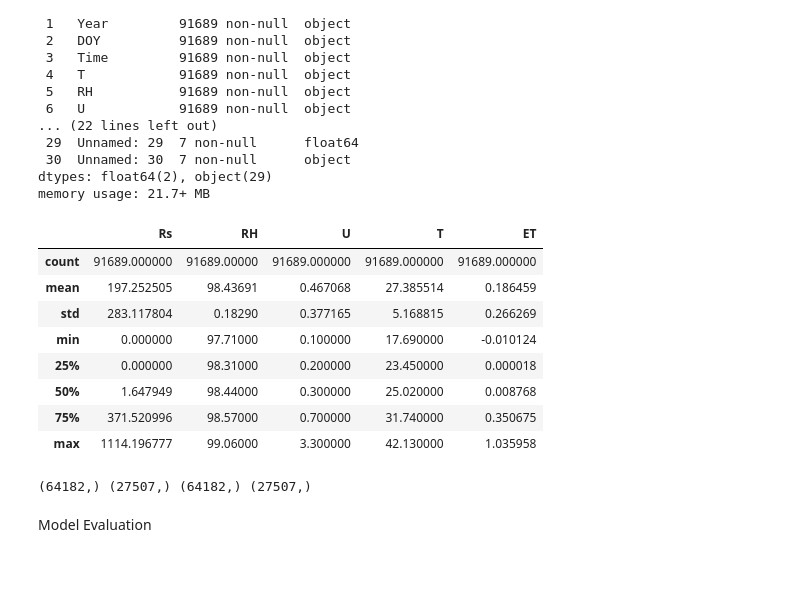
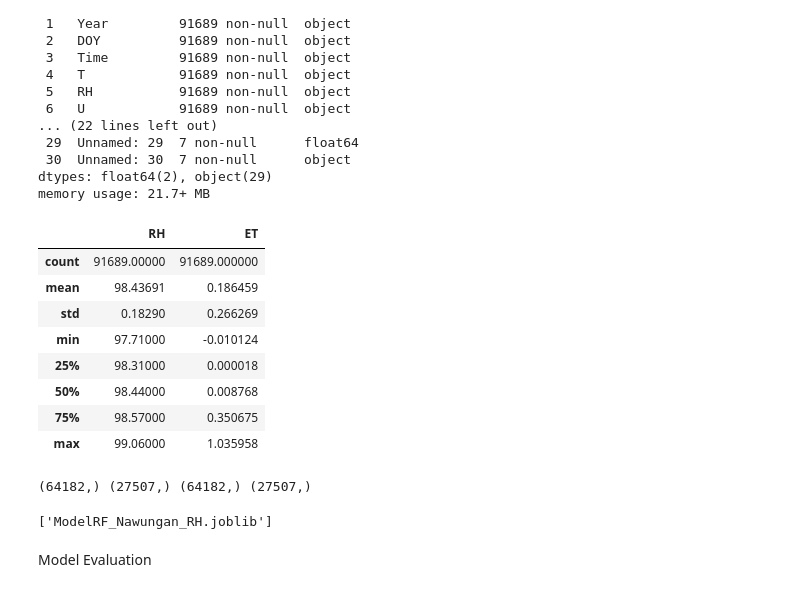
Before and after one commit to Aprilianiput21/TA_Model-ETp, a Jupyter notebook: RF_Nawungan_RH.ipynb, the cells around one changed output. Drawn from its saved outputs; the diff is of its cells as text; code cells hidden in the pictures.

Commit message:
Ditambahkan code untuk save model

```diff
--- a/RF_Nawungan_RH.ipynb
+++ b/RF_Nawungan_RH.ipynb
@@ -48,19 +48,19 @@ dtypes: float64(2), object(29)
 memory usage: 21.7+ MB
 # %%
 #Mengubah Tipe data menjadi Float
-df[['Rs', 'RH', 'U', 'T', 'ET']] = df[['Rs', 'RH', 'U', 'T', 'ET']].astype(float)
+df[['RH', 'ET']] = df[['RH', 'ET']].astype(float)
 # %%
-df[['Rs', 'RH', 'U', 'T', 'ET']].describe()
+df[['RH','ET']].describe()
 # %% [output]
-|  | Rs | RH | U | T | ET |
-| count | 91689.000000 | 91689.00000 | 91689.000000 | 91689.000000 | 91689.000000 |
-| mean | 197.252505 | 98.43691 | 0.467068 | 27.385514 | 0.186459 |
-| std | 283.117804 | 0.18290 | 0.377165 | 5.168815 | 0.266269 |
-| min | 0.000000 | 97.71000 | 0.100000 | 17.690000 | -0.010124 |
-| 25% | 0.000000 | 98.31000 | 0.200000 | 23.450000 | 0.000018 |
-| 50% | 1.647949 | 98.44000 | 0.300000 | 25.020000 | 0.008768 |
-| 75% | 371.520996 | 98.57000 | 0.700000 | 31.740000 | 0.350675 |
-| max | 1114.196777 | 99.06000 | 3.300000 | 42.130000 | 1.035958 |
+|  | RH | ET |
+| count | 91689.00000 | 91689.000000 |
+| mean | 98.43691 | 0.186459 |
+| std | 0.18290 | 0.266269 |
+| min | 97.71000 | -0.010124 |
+| 25% | 98.31000 | 0.000018 |
+| 50% | 98.44000 | 0.008768 |
+| 75% | 98.57000 | 0.350675 |
+| max | 99.06000 | 1.035958 |
 # %%
 #Input features dan target variable
 features_variable = df['RH']
@@ -83,6 +83,12 @@ X_train_reshaped = X_train.values.reshape(-1, 1)
 X_test_reshaped = X_test.values.reshape(-1, 1)
 #Fitting model
 rf = model.fit(X_train_reshaped, y_train)
+# %%
+#Save model
+import joblib
+joblib.dump(model,'ModelRF_Nawungan_RH.joblib')
+# %% [output]
+['ModelRF_Nawungan_RH.joblib']
 # %% [markdown]
 Model Evaluation
 # %%
```
Also changed, not shown: parts of 6 cells of this notebook.
